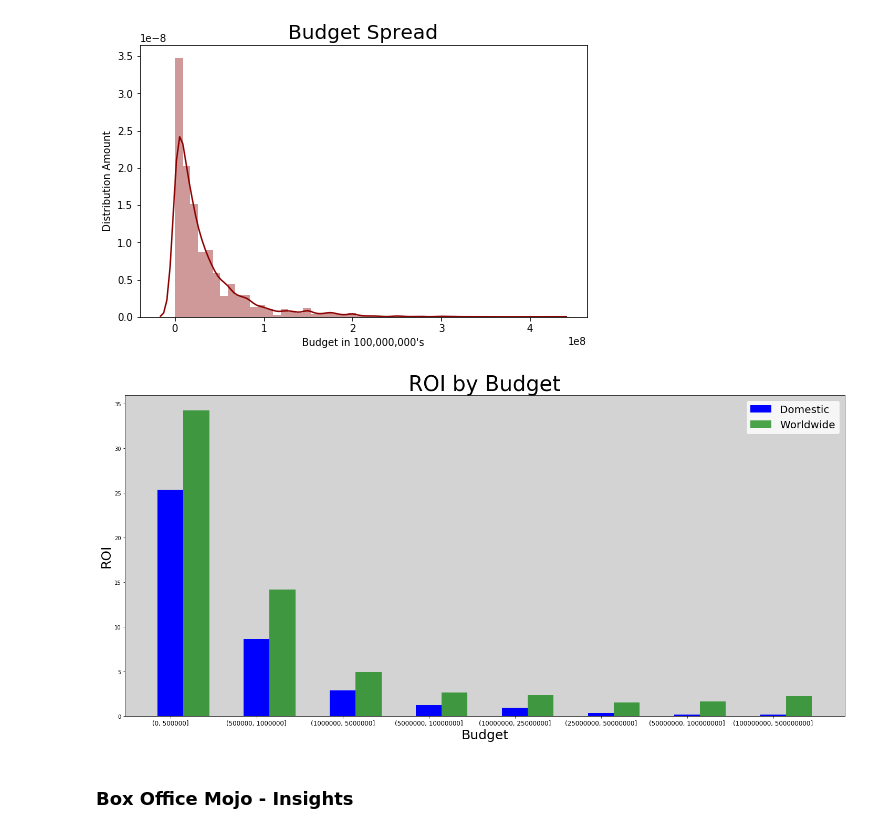
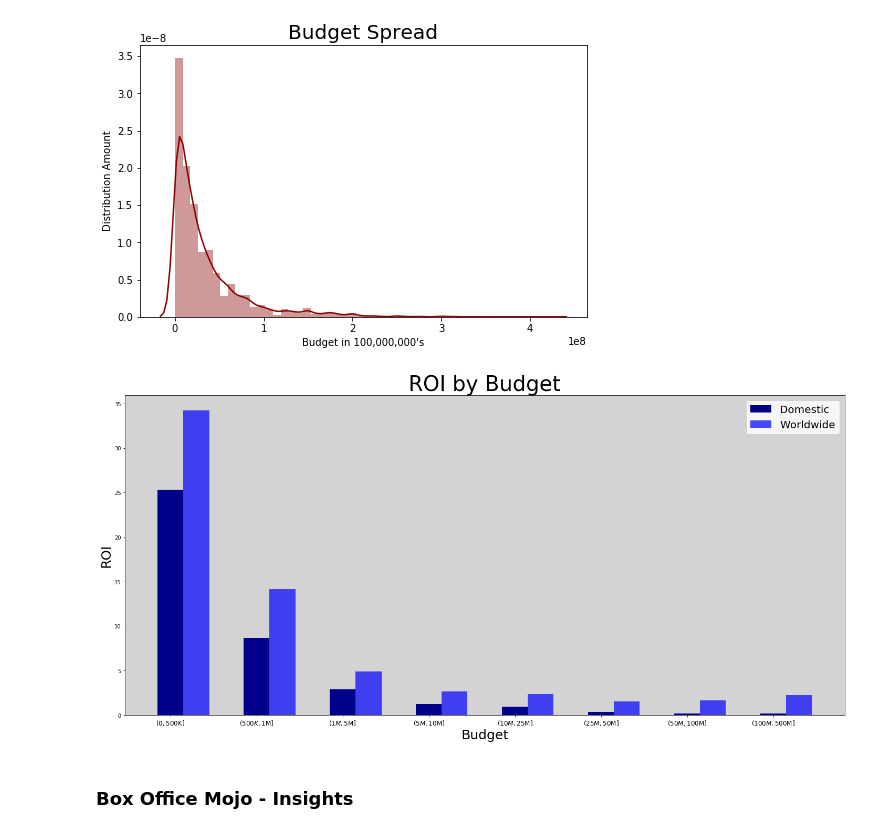
Before and after one commit to BenGeissel/Module_1_Project, a Jupyter notebook: Module_1_Project/Mod_1_Project_Technical_Audience_AC_BG.ipynb, the cells around one changed output. Saved outputs shown, nothing was run; the diff lists cells and outputs as text; code cells hidden in the pictures.

```diff
--- a/Module_1_Project/Mod_1_Project_Technical_Audience_AC_BG.ipynb
+++ b/Module_1_Project/Mod_1_Project_Technical_Audience_AC_BG.ipynb
@@ -49,32 +49,39 @@ tmdb_budgets_worldwide_pivot_df = pd.pivot_table(tmdb_budgets_df, index = 'movie
 domestic_roi_by_budget = tmdb_budgets_domestic_pivot_df.mean()
 
 worldwide_roi_by_budget = tmdb_budgets_worldwide_pivot_df.mean()
+# %%
+# Create bins labels for plotting
+bins_labels = ['($0, $500K]', '($500K, $1M]', '($1M, $5M]',
+               '($5M, $10M]', '($10M, $25M]', '($25M, $50M]',
+               '($50M, $100M]', '($100M, $500M]']
 # %%
-# Create an equivalent dictionary to the series generated above. These will be used for plotting.
+# Create an equivalent dictionary to the series generated above. Zip together with labels. These will be used for plotting.
 worldwide_roi_dict = {}
 for label in tmdb_budgets_worldwide_pivot_df.columns:
     worldwide_roi_dict[str(label)] = worldwide_roi_by_budget[label]
+worldwide_roi_dict = dict(zip(bins_labels, list(worldwide_roi_dict.values())))
 
 domestic_roi_dict = {}
 for label in tmdb_budgets_domestic_pivot_df.columns:
     domestic_roi_dict[str(label)] = domestic_roi_by_budget[label]
+domestic_roi_dict = dict(zip(bins_labels, list(domestic_roi_dict.values())))
 # %%
 # Create a barplot to show domestic and worldwide ROI compared to Budget Bin
 fig = plt.figure(figsize=(20, 10))
 X = np.arange(len(domestic_roi_dict))
 ax = plt.subplot(111)
 ax.set_facecolor('lightgray')
-ax.bar(X, domestic_roi_dict.values(), width=0.3, color='b')
-ax.bar(X+0.3, worldwide_roi_dict.values(), width=0.3, color='g', alpha = .7)
+ax.bar(X, domestic_roi_dict.values(), width=0.3, color='darkblue')
+ax.bar(X+0.3, worldwide_roi_dict.values(), width=0.3, color='blue', alpha = .7)
 ax.legend(('Domestic','Worldwide'), fontsize = 20)
 plt.xticks(X, domestic_roi_dict.keys(), fontsize = 12)
 plt.title("ROI by Budget", fontsize=40)
 plt.ylabel('ROI', fontsize = 25)
 plt.xlabel('Budget', fontsize = 25)
 plt.tight_layout()
 plt.show()
 # %% [output]
-[figure, old version]
+[figure, new version]
 # %% [markdown]
 ### Box Office Mojo - Insights
 # %%
```
Also changed, not shown: parts of 1 cell of this notebook, 3 other files.
